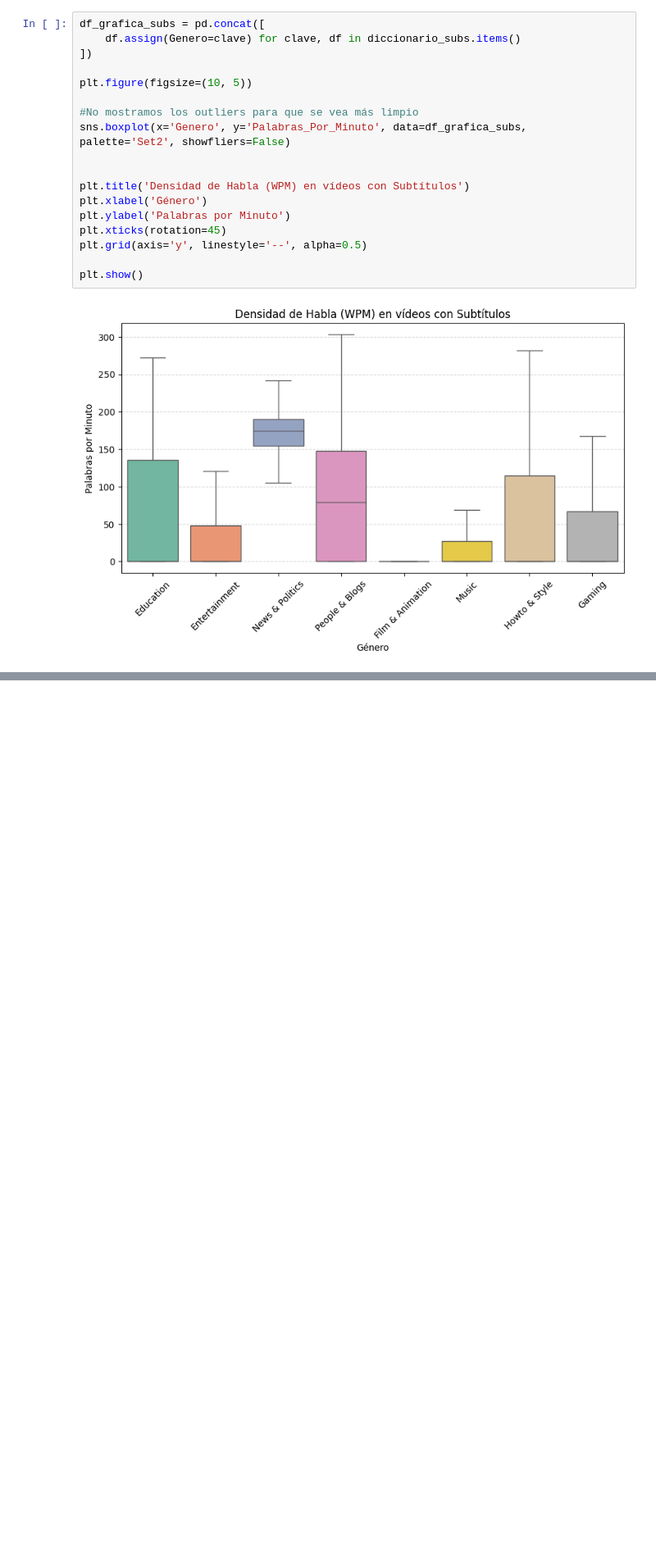
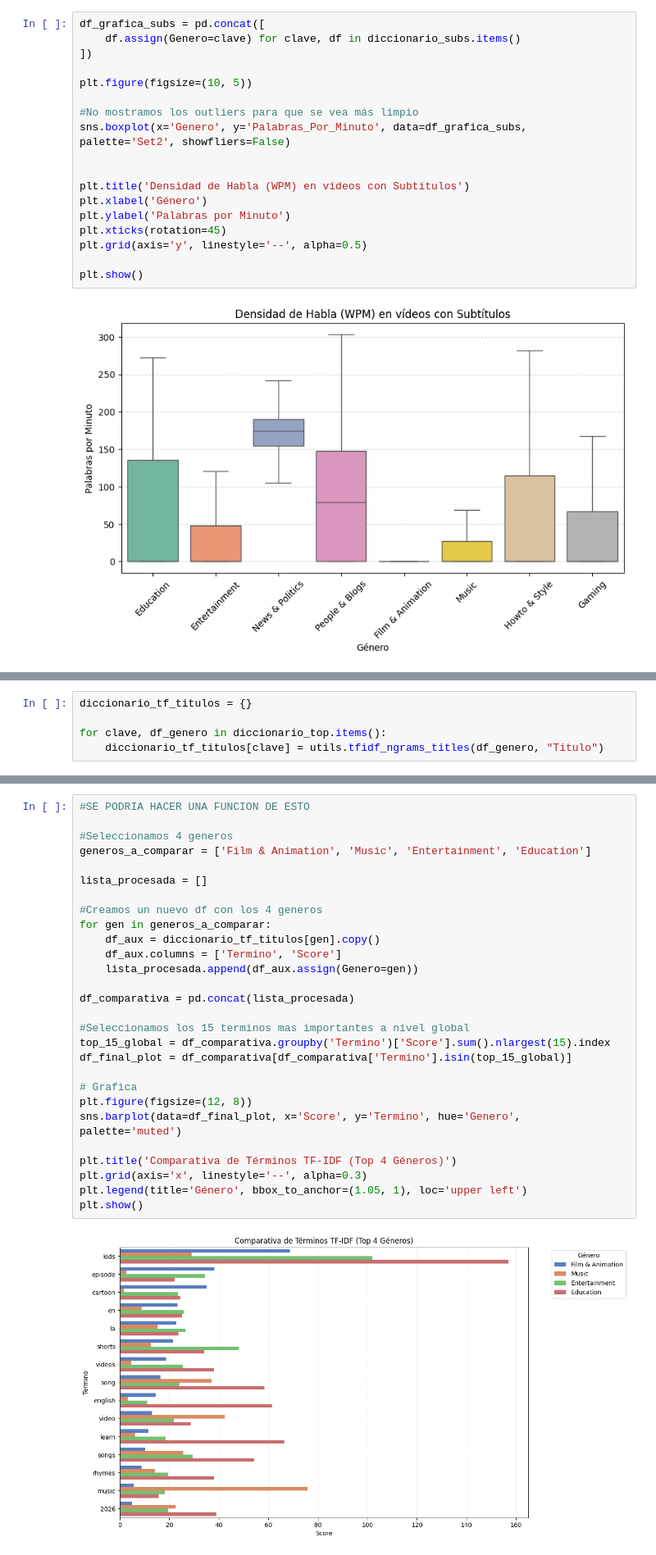
Before and after one commit to UCM-GIDIA-PD1/c2526-R1, a Jupyter notebook: src/analisis_generos_proceso.ipynb, the cells around one changed output, grey strips where cells are left out. Shown at 82% size. Saved outputs shown, nothing was run; the diff lists cells and outputs as text; blank space fills up the shorter version.

Commit message:
Continuacion de analisis_generos_proceso-ipynb

```diff
--- a/src/analisis_generos_proceso.ipynb
+++ b/src/analisis_generos_proceso.ipynb
@@ -220,0 +223,5 @@ plt.show()
+# %%
+diccionario_tf_titulos = {}
+
+for clave, df_genero in diccionario_top.items():
+    diccionario_tf_titulos[clave] = utils.tfidf_ngrams_titles(df_genero, "Titulo")
@@ -220,0 +353,30 @@ plt.show()
+# %%
+#SE PODRIA HACER UNA FUNCION DE ESTO
+
+#Seleccionamos 4 generos
+generos_a_comparar = ['Film & Animation', 'Music', 'Entertainment', 'Education']
+
+lista_procesada = []
+
+#Creamos un nuevo df con los 4 generos
+for gen in generos_a_comparar:
+    df_aux = diccionario_tf_titulos[gen].copy()
+    df_aux.columns = ['Termino', 'Score']
+    lista_procesada.append(df_aux.assign(Genero=gen))
+
+df_comparativa = pd.concat(lista_procesada)
+
+#Seleccionamos los 15 terminos mas importantes a nivel global
+top_15_global = df_comparativa.groupby('Termino')['Score'].sum().nlargest(15).index
+df_final_plot = df_comparativa[df_comparativa['Termino'].isin(top_15_global)]
+
+# Grafica
+plt.figure(figsize=(12, 8))
+sns.barplot(data=df_final_plot, x='Score', y='Termino', hue='Genero', palette='muted')
+
+plt.title('Comparativa de Términos TF-IDF (Top 4 Géneros)')
+plt.grid(axis='x', linestyle='--', alpha=0.3)
+plt.legend(title='Género', bbox_to_anchor=(1.05, 1), loc='upper left')
+plt.show()
+# %% [output]
+[figure, added]
```
Also changed, not shown: parts of 14 cells of this notebook, 1 other file.
